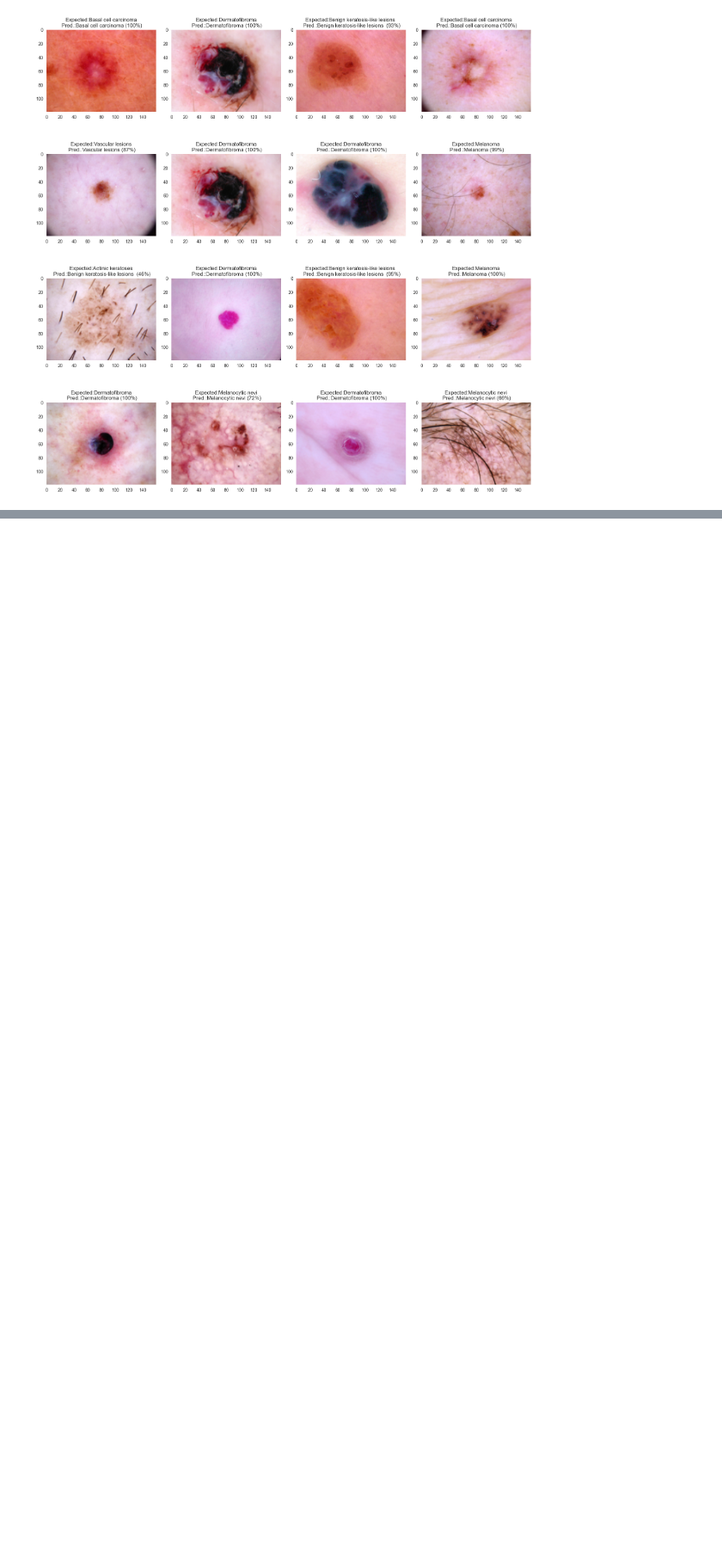
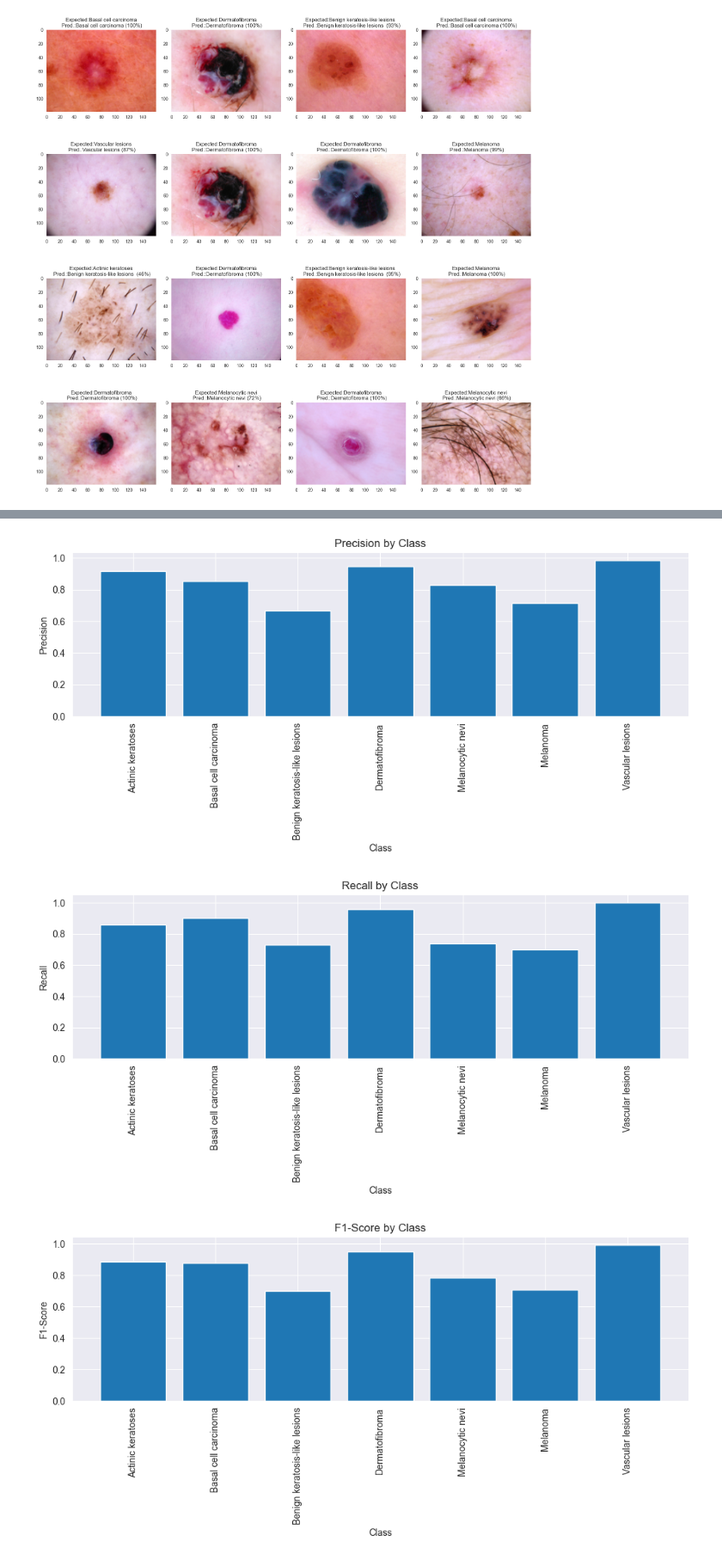
Before and after one commit to AmreetNanda/Skin-Cancer-Classification, a Jupyter notebook: research/DenseNet_with_ADAM.ipynb, the cells around one changed output, grey strips where cells are left out. Shown at 86% size. Cells and saved outputs as stored; diff of their text form; code cells hidden in the pictures; blank space fills up the shorter version.

```diff
--- a/research/DenseNet_with_ADAM.ipynb
+++ b/research/DenseNet_with_ADAM.ipynb
@@ -396,3 +396,22 @@ plt.tight_layout()
 plt.show()
 # %% [output]
 [figure]
+# %%
+from sklearn.metrics import classification_report
+import pandas as pd
+
+report = classification_report(y_true, y_pred, target_names=targetNames, output_dict=True)
+
+data = []
+for class_name, metrics in report.items():
+    if class_name != 'accuracy':  # Exclude accuracy metric
+        data.append({
+            'Class': class_name,
+            'Precision': metrics['precision'],
+            'Recall': metrics['recall'],
+            'F1-Score': metrics['f1-score'],
+            'Support': metrics['support']
+        })
+
+df = pd.DataFrame(data)
+df.to_csv('../models/Reports/dnet_adam_111_classification_report.csv', index=False)
@@ -398,0 +431,55 @@ plt.show()
+# %%
+from sklearn.metrics import classification_report
+import pandas as pd
+import matplotlib.pyplot as plt
+
+report = classification_report(y_true, y_pred, target_names=targetNames, output_dict=True)
+
+data = []
+for class_name, metrics in report.items():
+    if class_name != 'accuracy' and class_name in targetNames[:7]:
+        data.append({
+            'Class': class_name,
+            'Precision': metrics['precision'],
+            'Recall': metrics['recall'],
+            'F1-Score': metrics['f1-score'],
+            'Support': metrics['support']
+        })
+
+df = pd.DataFrame(data)
+
+# Plot Precision
+plt.figure(figsize=(10, 5))
+plt.bar(df['Class'], df['Precision'])
+plt.xlabel('Class')
+plt.ylabel('Precision')
+plt.title('Precision by Class')
+plt.xticks(rotation=90)
+plt.tight_layout()
+plt.show()
+
+# Plot Recall
+plt.figure(figsize=(10, 5))
+plt.bar(df['Class'], df['Recall'])
+plt.xlabel('Class')
+plt.ylabel('Recall')
+plt.title('Recall by Class')
+plt.xticks(rotation=90)
+plt.tight_layout()
+plt.show()
+
+# Plot F1-Score
+plt.figure(figsize=(10, 5))
+plt.bar(df['Class'], df['F1-Score'])
+plt.xlabel('Class')
+plt.ylabel('F1-Score')
+plt.title('F1-Score by Class')
+plt.xticks(rotation=90)
+plt.tight_layout()
+plt.show()
+
+df.to_csv('../models/Reports/dnet_adam_111_classification_report.csv', index=False)
+# %% [output]
+[figure, added]
+[figure, added]
+[figure, added]
```
Also changed, not shown: parts of 1 cell of this notebook, 5 other files.
